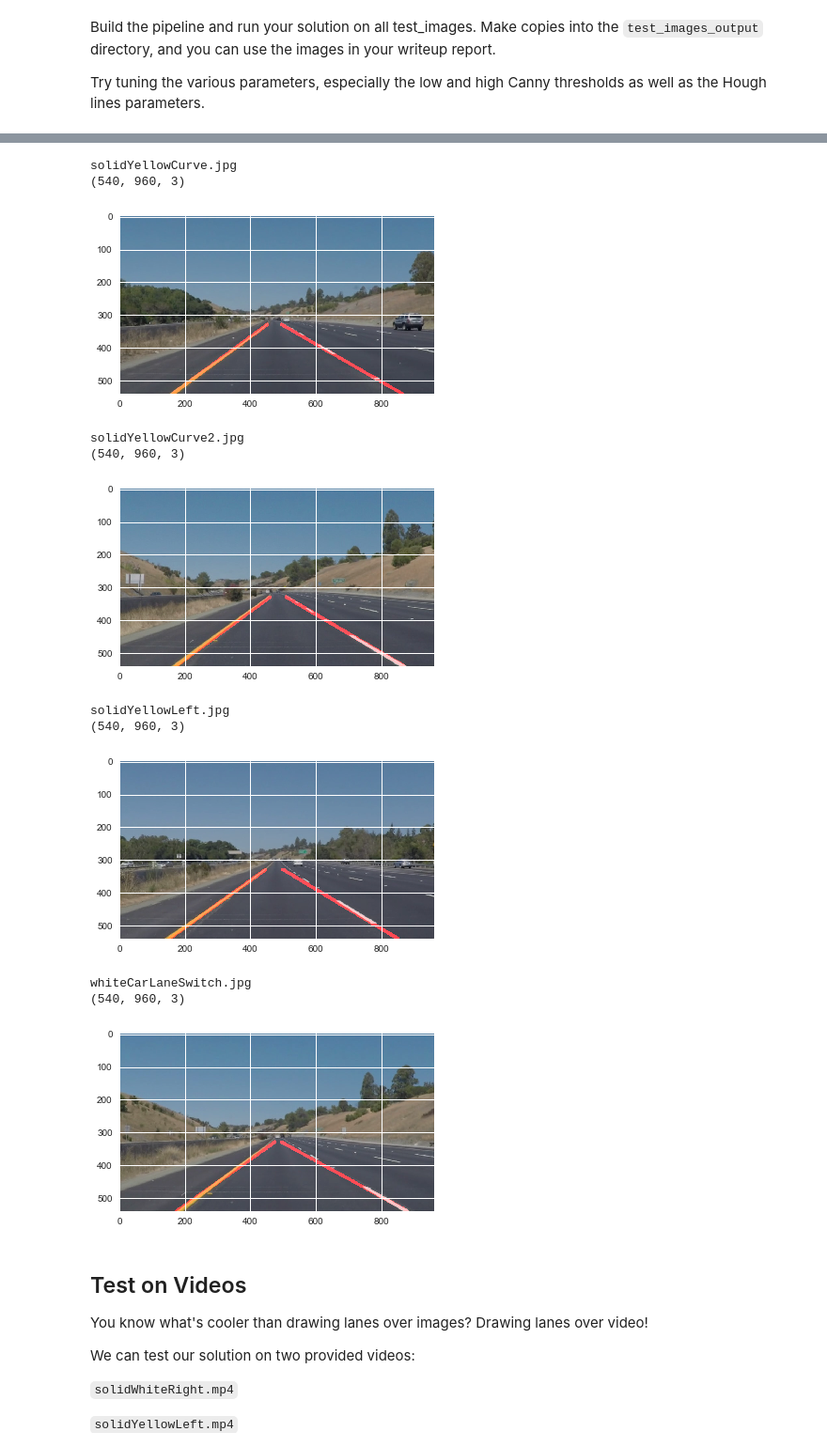
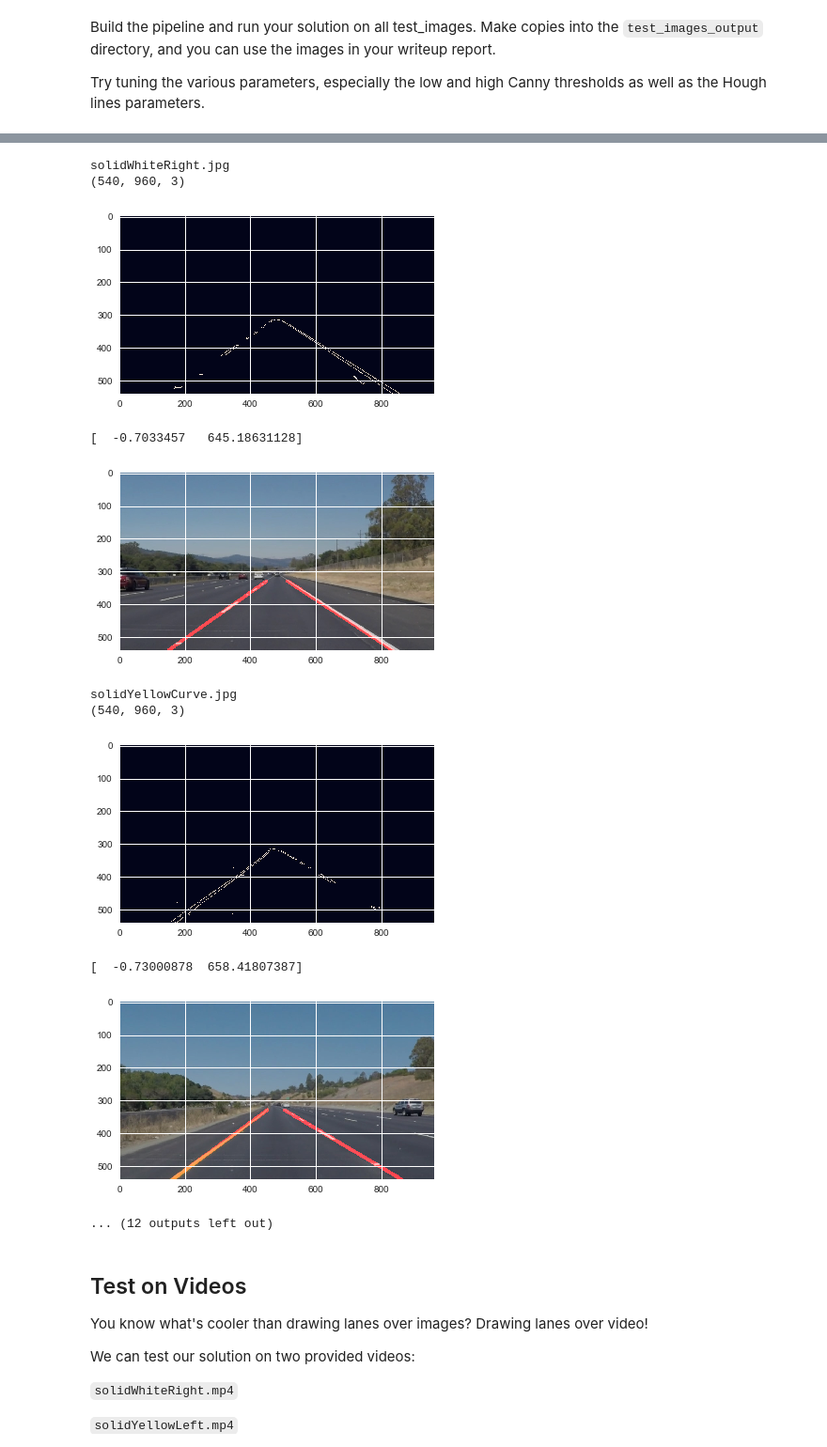
Before and after one commit to boweizhou/Lane_Detection, a Jupyter notebook: P1.ipynb, the cells around one changed output, grey strips where cells are left out. Shown at 94% size. Drawn from its saved outputs; the diff is of its cells as text; code cells hidden in the pictures.

```diff
--- a/P1.ipynb
+++ b/P1.ipynb
@@ -157,10 +157,10 @@ def draw_lines(img, lines, color=[255, 0, 0], thickness=10):
             slope = (y2-y1)/(x2-x1)
             intercept = y1 - slope*x1
             length = np.sqrt((y2-y1)**2+(x2-x1)**2)
-            if slope < 0: # y is reversed in image
+            if slope < -0.5 and slope > -0.9 : # y is reversed in image
                 left_lines.append((slope, intercept))
                 left_weights.append((length))
-            else:
+            elif slope < 0.9 and slope > 0.5:
                 right_lines.append((slope, intercept))
                 right_weights.append((length))
     left_lane  = np.dot(left_weights,  left_lines) /np.sum(left_weights)  if len(left_weights) >0 else None
@@ -177,7 +177,7 @@ def draw_lines(img, lines, color=[255, 0, 0], thickness=10):
     x1 = int((y_min - intercept2)/slope2)
     x2 = int((y_max - intercept2)/slope2)
     cv2.line(img, (x1, y_min), (x2, y_max), color, thickness)
-
+    print(left_lane)
 
 #     for line in lines:
 #         for x1,y1,x2,y2 in line:
@@ -277,10 +277,11 @@ for num_pic in range(len(pics)):
     imshape = image.shape
     print(imshape)
     vertices = np.array([[(0,imshape[0]),(460, 315), (490, 315), (imshape[1],imshape[0])]], dtype=np.int32)
+
     masked_edges = region_of_interest(edges, vertices)
     roi_images = masked_edges
-#     plt.imshow(masked_edges)
-#     plt.show()
+    plt.imshow(masked_edges)
+    plt.show()
 
 #define the Hough transform parameter
 #make the blank the same size as our image to draw on
@@ -319,15 +319,14 @@ solidWhiteRight.jpg
-solidYellowCurve.jpg
+solidWhiteRight.jpg
 (540, 960, 3)
-[figure, old version]
+[figure, new version]
-solidYellowCurve2.jpg
-(540, 960, 3)
+[  -0.7033457   645.18631128]
-[figure, old version]
+[figure, new version]
-solidYellowLeft.jpg
+solidYellowCurve.jpg
 (540, 960, 3)
-[figure, old version]
+[figure, new version]
-whiteCarLaneSwitch.jpg
-(540, 960, 3)
+[  -0.73000878  658.41807387]
-[figure, old version]
+[figure, new version]
+... (12 outputs left out)
 # %% [markdown]
 ## Test on Videos
 
```
Also changed, not shown: parts of 5 cells of this notebook, 8 other files.
